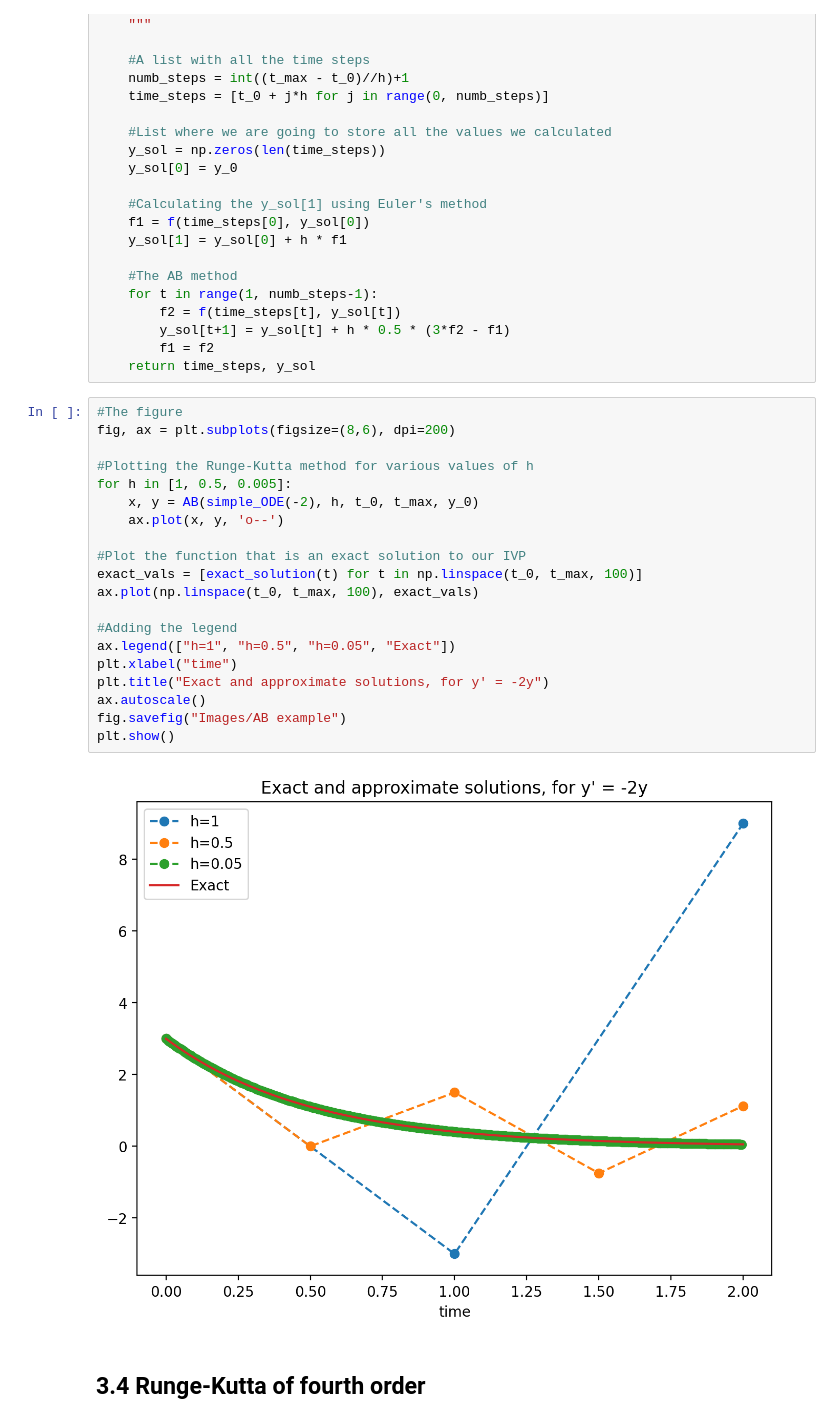
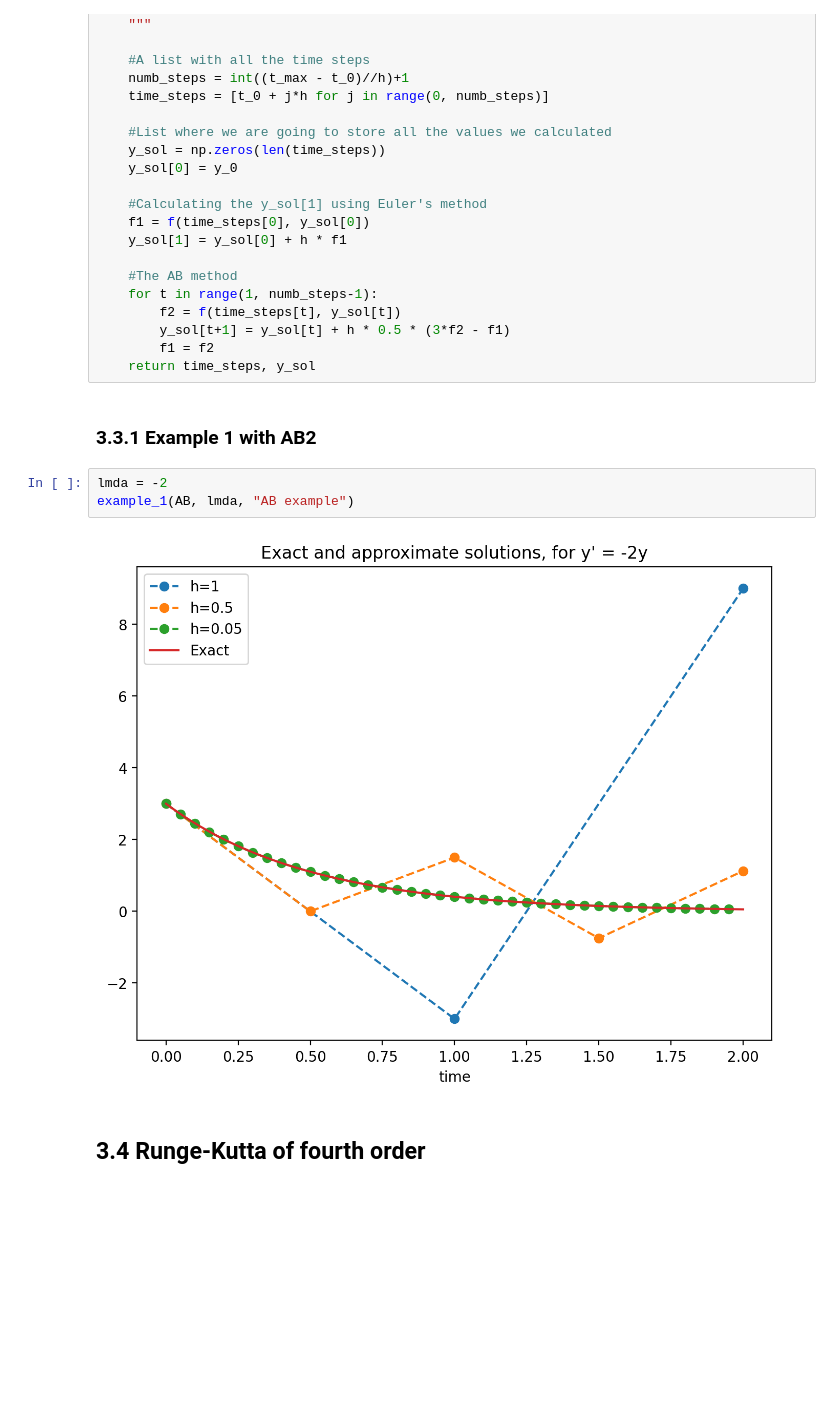
Before and after one commit to MattiaBarbiere/Numerical-methods-for-computing-integrals-and-solving-ODEs, a Jupyter notebook: Examples.ipynb, the cells around one changed output. Saved outputs shown, nothing was run; the diff lists cells and outputs as text; blank space fills up the shorter version.

```diff
--- a/Examples.ipynb
+++ b/Examples.ipynb
@@ -662,28 +674,13 @@ def AB(f, h: float, t_0: float, t_max: float, y_0: float):
         y_sol[t+1] = y_sol[t] + h * 0.5 * (3*f2 - f1)
         f1 = f2
     return time_steps, y_sol
-# %%
-#The figure
-fig, ax = plt.subplots(figsize=(8,6), dpi=200)
-
-#Plotting the Runge-Kutta method for various values of h
-for h in [1, 0.5, 0.005]:
-    x, y = AB(simple_ODE(-2), h, t_0, t_max, y_0)
-    ax.plot(x, y, 'o--')
-
-#Plot the function that is an exact solution to our IVP
-exact_vals = [exact_solution(t) for t in np.linspace(t_0, t_max, 100)]
-ax.plot(np.linspace(t_0, t_max, 100), exact_vals)
-
-#Adding the legend
-ax.legend(["h=1", "h=0.5", "h=0.05", "Exact"])
-plt.xlabel("time")
-plt.title("Exact and approximate solutions, for y' = -2y")
-ax.autoscale()
-fig.savefig("Images/AB example")
-plt.show()
-# %% [output]
-[figure, removed]
+# %% [markdown]
+### 3.3.1 Example 1 with AB2
+# %%
+lmda = -2
+example_1(AB, lmda, "AB example")
+# %% [output]
+[figure, added]
 # %% [markdown]
 ## 3.4 Runge-Kutta of fourth order
 # %%
```
Also changed, not shown: parts of 12 cells of this notebook, 2 other files.
